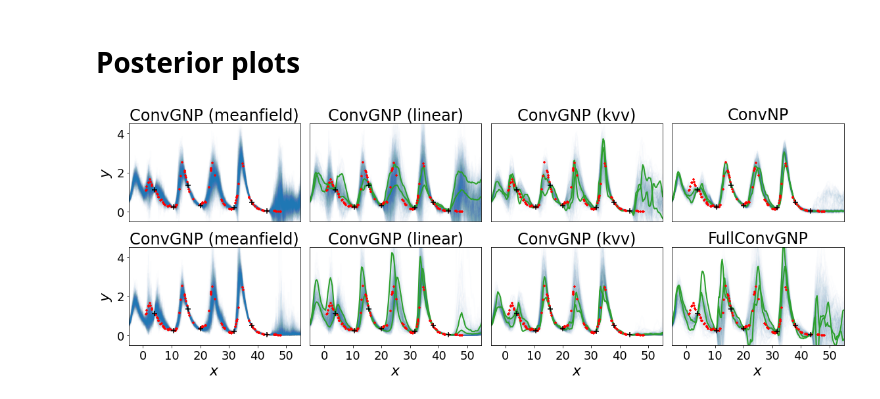
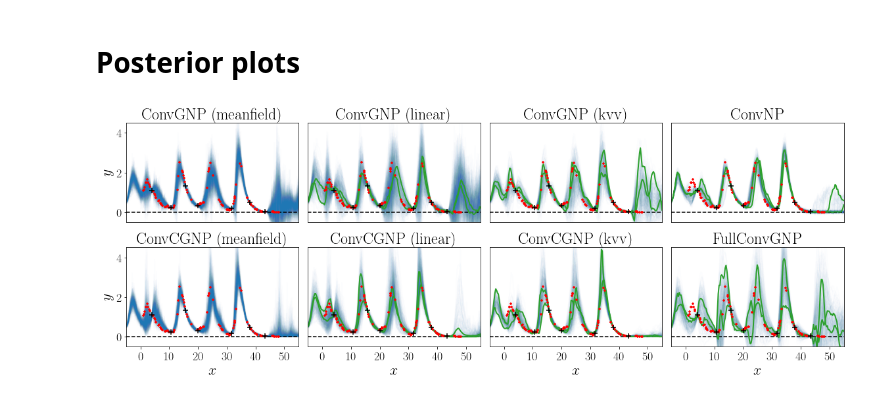
Before and after one commit to requeima/kernelcnp, a Jupyter notebook: notebooks/pred-prey-results/pred-prey-post-plots.ipynb, the cells around one changed output. Drawn from its saved outputs; the diff is of its cells as text; code cells hidden in the pictures.

```diff
--- a/notebooks/pred-prey-results/pred-prey-post-plots.ipynb
+++ b/notebooks/pred-prey-results/pred-prey-post-plots.ipynb
@@ -72,7 +72,7 @@ def load_model(model_name, device, working_directory):
     model = model.to(device)
 
     # Load model from saved state
-    load_dict = torch.load(working_directory.file(f'{model_name}', exists=True))
+    load_dict = torch.load(working_directory.file(f'{model_name}', exists=True), map_location=torch.device('cpu'))
     model.load_state_dict(load_dict['state_dict'])
 
     return model
@@ -93,5 +93,5 @@ def load_model(model_name, device, working_directory):
 
 # copyfile(f'../../experiments/predator-prey/simulated-data/sim-pred-prey-100-16-50-100-100-0/valid-data.pkl', 'data.pkl')
 
-# model_directory = WorkingDirectory('/scratches/cblgpu07/em626/kernelcnp/kernelcnp/notebooks/pred-prey-results/models')
-# device = torch.device('cuda')
+model_directory = WorkingDirectory('/Users/stratis/repos/kernelcnp/kernelcnp/notebooks/pred-prey-results/models')
+device = torch.device('cpu')
@@ -101,6 +103,8 @@ def load_model(model_name, device, working_directory):
 file = open('data.pkl', 'rb')
 batch = pickle.load(file)[0][1]
 file.close()
+
+device = torch.device('cpu')
 
 x_context = batch['x_context'][:1, :, None].to(device)
 y_context = batch['y_context'][:1, 0, :, None].to(device) / 100 + 1e-2
@@ -124,9 +128,9 @@ models = [
     ('ConvGNP (linear)', StandardPredPreyConvGNP, 'convgnp-innerprod-identity'),
     ('ConvGNP (kvv)', StandardPredPreyConvGNP, 'convgnp-kvv-identity'),
     ('ConvNP', StandardPredPreyConvNP, 'convnp-identity'),
-    ('ConvGNP (meanfield)', StandardPredPreyConvGNP, 'convgnp-meanfield-exponential'),
-    ('ConvGNP (linear)', StandardPredPreyConvGNP, 'convgnp-innerprod-exponential'),
-    ('ConvGNP (kvv)', StandardPredPreyConvGNP, 'convgnp-kvv-exponential'),
+    ('ConvCGNP (meanfield)', StandardPredPreyConvGNP, 'convgnp-meanfield-exponential'),
+    ('ConvCGNP (linear)', StandardPredPreyConvGNP, 'convgnp-innerprod-exponential'),
+    ('ConvCGNP (kvv)', StandardPredPreyConvGNP, 'convgnp-kvv-exponential'),
     ('FullConvGNP', FullConvGNP, 'fullconvgnp-identity'),
 ]
 # %%
@@ -157,26 +161,15 @@ for i, (model_title, model_class, model_name) in enumerate(models):
              to_numpy(samples[:, 0, :]).T,
              color='tab:blue',
              alpha=0.01,
-             zorder=1)
+             zorder=1,
+             label='Noisy samples')
 
-    # Draw samples (noisy and noiseless)
-    if model_name == 'convgnp-meanfield-identity' or \
-       model_name == 'convgnp-meanfield-exponential':
-        samples = model.sample(x_context,
-                               y_context,
-                               x_plot,
-                               num_samples=200,
-                               noiseless=True,
-                               double=True)
-        samples = torch.mean(samples, axis=0)[None, :, :]
-
-    else:
-        samples = model.sample(x_context,
-                               y_context,
-                               x_plot,
-                               num_samples=num_noiseless_samples,
-                               noiseless=True,
-                               double=True)
+    samples = model.sample(x_context,
+                           y_context,
+                           x_plot,
+                           num_samples=num_noiseless_samples,
+                           noiseless=True,
+                           double=True)
 
     # Plot data and samples
 
@@ -187,40 +180,50 @@ for i, (model_title, model_class, model_name) in enumerate(models):
                  color='tab:green',
                  alpha=1.0,
                  zorder=2,
-                 linewidth=2)
+                 linewidth=2,
+                 label='Noiseless samples')
 
     plt.scatter(to_numpy(x_context)[0, :, 0],
                 to_numpy(y_context)[0, :, 0],
                 color='black',
                 marker='+',
                 s=50,
-                zorder=4)
+                zorder=4,
+                label='Context')
 
     plt.scatter(to_numpy(x_target)[0, :, 0],
                 to_numpy(y_target)[0, :, 0],
                 color='red',
                 marker='+',
                 s=20,
-                zorder=3)
+                zorder=3,
+                label='Target')
 
     plt.xlim([-5, 55])
     plt.ylim([-0.5, 4.5])
 
     if i < 4:
         plt.xticks([])
     else:
         plt.xticks(np.linspace(0, 50, 6), fontsize=18)
         plt.xlabel('$x$', fontsize=22)
 
     if i % 4 != 0:
         plt.yticks([])
+
     else:
         plt.yticks(np.linspace(0, 4, 3), fontsize=18)
         plt.ylabel('$y$', fontsize=22)
 
+    plt.plot([-5., 55.], [0., 0.], '--', color='black', zorder=1)
+
     plt.title(model_title, fontsize=24)
 
+handles, labels = plt.gca().get_legend_handles_labels()
+
+# fig.legend(handles[-4:], labels[-4:], loc='center', ncol=1, fontsize=15, bbox_to_anchor=(1.0, 0.0, 0.5, 1.1), handletextpad=0.01, columnspacing=2.0)
 plt.tight_layout()
+plt.savefig('pred-prey-plots.pdf')
 plt.show()
 # %% [output]
-[figure, old version]
+[figure, new version]
```
Also changed, not shown: parts of 7 cells of this notebook, 5 other files.
